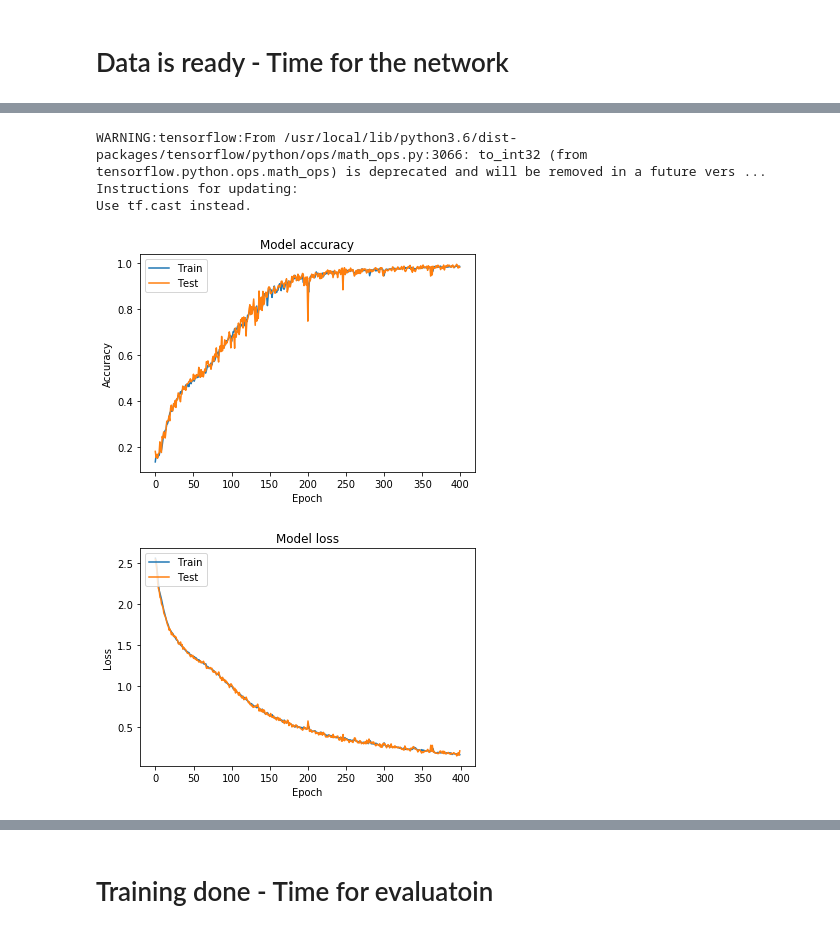
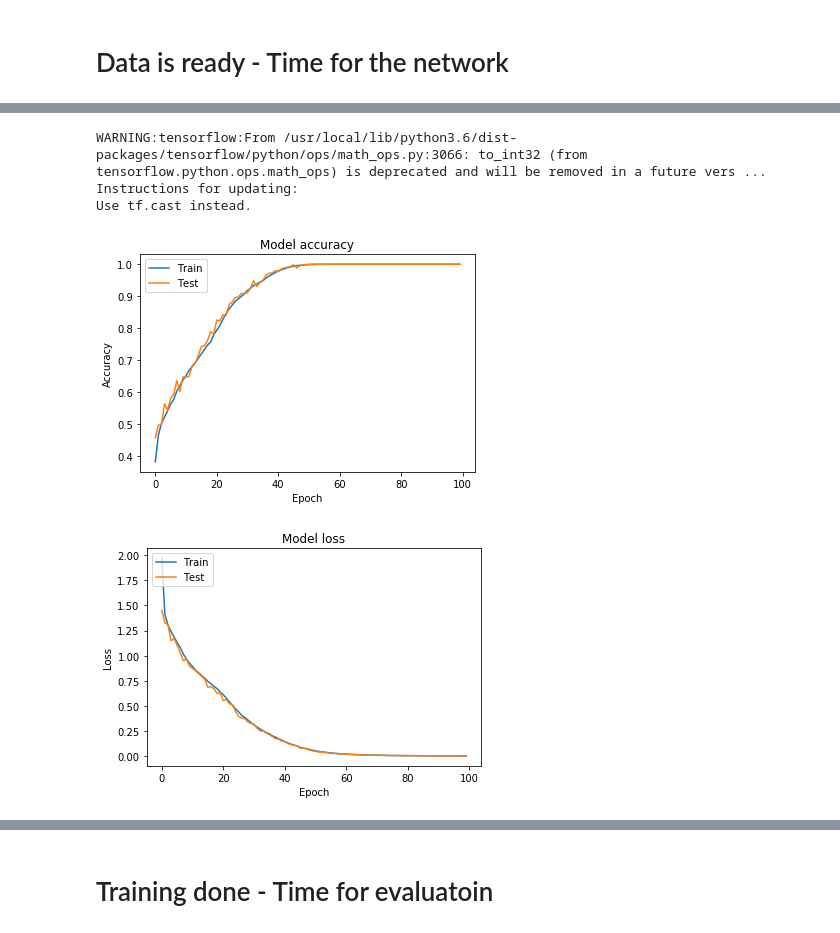
Before and after one commit to glouwa/app-kandinsky-pattern-generator, a Jupyter notebook: lstm_calculator.ipynb, the cells around one changed output, grey strips where cells are left out. Saved outputs shown, nothing was run; the diff lists cells and outputs as text; code cells hidden in the pictures.

```diff
--- a/lstm_calculator.ipynb
+++ b/lstm_calculator.ipynb
@@ -34,10 +34,10 @@ user will input a string, and want to read a string
 for prediction encode -> predict -> decode is neccesary
 # %%
 #@title Define context, sample dimensins { vertical-output: true }
-alphabet        = ['0', '1', '2', '3', '4', '5', '6', '7', '8', '9', '+', '-', ' '] #@param {type:""}
+alphabet        = ['0', '1', '2', '3', '4', '5', '6', '7', '8', '9', '+', '-', '*', ' '] #@param {type:""}
 
-in_seq_len      = 5 #@param {type:"slider", min:2, max:10, step:1}
-out_seq_len     = 2 #@param {type:"slider", min:2, max:10, step:1}
+in_seq_len      = 5 #@param {type:"slider", min:2, max:20, step:1}
+out_seq_len     = 4 #@param {type:"slider", min:1, max:10, step:1}
 
 input_shape     = (in_seq_len,  len(alphabet))
 output_shape    = (out_seq_len, len(alphabet))
@@ -77,11 +77,12 @@ data is generated as sting expresssin, by a formatstring, which is filled with r
 a saple is created with its various encodings
 # %%
 #@title Create a sample by a given format string. calculate encodings. check encode/decode. { vertical-output: true }
-in_seq_format   = '{:d}+{:d}' #@param
+max_int         = 40 #@param {type:"slider", min:10, max:100, step:1}
+
+in_seq_format   = '{:d}*{:d}' #@param
 in_seq_vars     = 2 #@param
 out_seq_format  = '{:d}' #@param {type:"raw"}
 out_seq_vars    = 'eval in seq' #@param {type:"raw"}
-max_int         = 40 #@param {type:"slider", min:10, max:100, step:1}
 
 formatparams    = [in_seq_format, in_seq_len, out_seq_len, out_seq_format, out_seq_len]
 
@@ -220,23 +223,25 @@ None
 # %%
 #@title Training { vertical-output: true }
 %%time
-epochs             = 400 #@param {type:"slider", min:2, max:500, step:1}
+epochs             = 100 #@param {type:"slider", min:2, max:500, step:1}
 use_multprocessing = True #@param {type:"boolean"}
 workers            = 16 #@param {type:"slider", min:1, max:20, step:1}
+verbose            = 0 #@param {type:"slider", min:0, max:5, step:1}
 
 history = model.fit_generator(
   generator = training_generator,
   validation_data = validation_generator,
   epochs = epochs,
+  steps_per_epoch = 100,
   use_multiprocessing = use_multprocessing,
   workers = workers,
-  verbose = 0,
+  verbose = verbose,
   )#callbacks = [keras.callbacks.EarlyStopping(monitor='val_acc', sensible=2)])
 
 lib.plot_history(history)
 # %% [output]
 WARNING:tensorflow:From /usr/local/lib/python3.6/dist-packages/tensorflow/python/ops/math_ops.py:3066: to_int32 (from tensorflow.python.ops.math_ops) is deprecated and will be removed in a future vers ...
 Instructions for updating:
 Use tf.cast instead.
-[figure, old version]
+[figure, new version]
-[figure, old version]
+[figure, new version]
```
Also changed, not shown: parts of 10 cells of this notebook.
